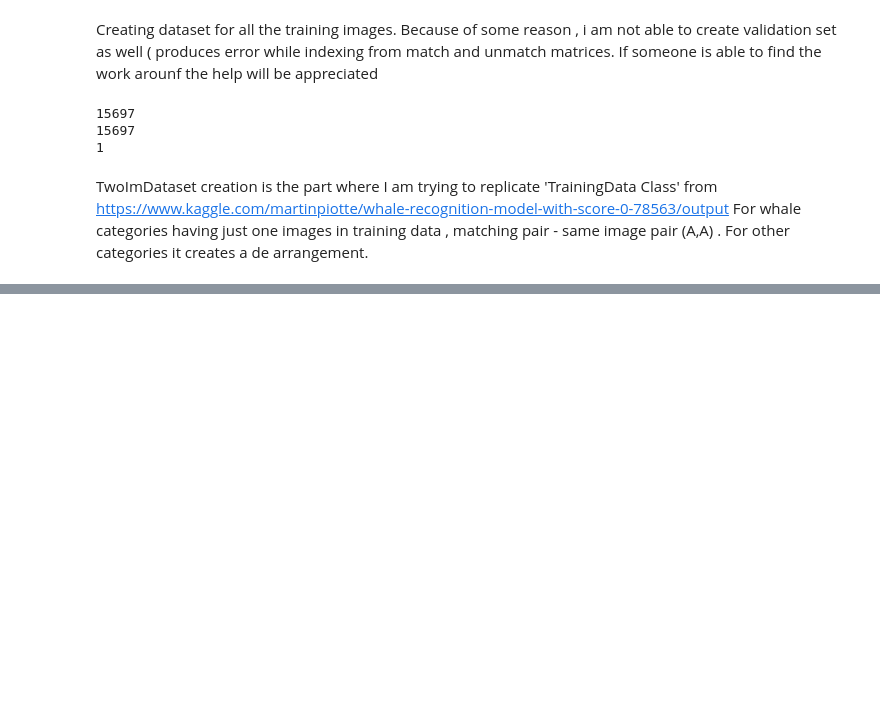
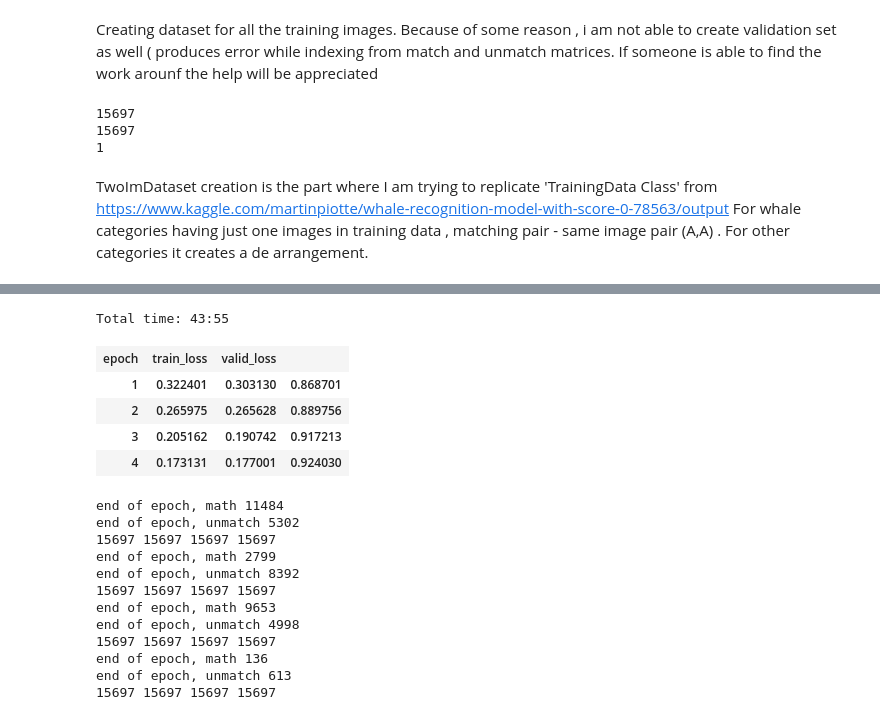
Before and after one commit to benwu232/humpback, a Jupyter notebook: siamese_martin.ipynb, the cells around one changed output, grey strips where cells are left out. Cells and saved outputs as stored; diff of their text form; code cells hidden in the pictures; blank space fills up the shorter version.

```diff
--- a/siamese_martin.ipynb
+++ b/siamese_martin.ipynb
@@ -411,4 +453,21 @@ class SiameseNetwork(nn.Module):
         return x.reshape(*x.shape[:2], -1).max(-1)[0]
     def calculate_distance(self, x1, x2): return (x1 - x2).abs_()
 # %%
-learn = Learner(data_bunch, SiameseNetwork(), loss_func=BCEWithLogitsFlat(), metrics=[lambda preds, targs: accuracy_thresh(preds.squeeze(), targs, sigmoid=False)])
+learn = Learner(data_bunch, SiameseNetwork(),
+                loss_func=BCEWithLogitsFlat(),
+                wd=0.01,
+                metrics=[lambda preds, targs: accuracy_thresh(preds.squeeze(), targs, sigmoid=False)])
+# %%
+def linear_schedule(step, pars):
+    "Linearly output value, end_step must greater than start_step"
+    start_value = pars[0]
+    end_value = pars[1]
+    start_step = pars[2]
+    end_step = pars[3]
+    assert start_step <= end_step
+
+    if step < start_step:
+        return start_value
+    elif step >= end_step:
+        return end_value
+    return start_value - (step - start_step) * (start_value - end_value) / (end_step - start_step)
@@ -415,3 +479,14 @@ learn = Learner(data_bunch, SiameseNetwork(), loss_func=BCEWithLogitsFlat(), met
+# %%
+class DataloaderCallback(fastai.callbacks.tracker.TrackerCallback):
+    def __init__(self, learn, schedule_pars=(1.0, 0.05, 0, 10)):
+        super().__init__(learn)
+        self.schedule = partial(linear_schedule, pars=schedule_pars)
+
+    #def on_batch_end(self, last_loss, epoch, num_batch, **kwargs: Any) -> None:
+    def on_epoch_begin(self, epoch, **kwargs: Any) -> None:
+        epsilon = self.schedule(epoch)
+        self.learn.data.train_ds.set_epsilon(epsilon)
+        self.learn.data.train_ds.on_epoch_end()
 # %%
 learn.split([learn.model.cnn[:6], learn.model.cnn[6:], learn.model.head])
 learn.freeze_to(-1)
@@ -424,5 +499,27 @@ KeyboardInterrupt:
+# %%
+cb_dl = DataloaderCallback(learn, schedule_pars=(1.0, 0.05, 0, 10))
+cbs = [cb_dl]
 # %%
-learn.fit_one_cycle(4 , 1e-4)
+learn.fit_one_cycle(4 , 1e-3, callbacks=cbs)
+# %% [output]
+Total time: 43:55
+| epoch | train_loss | valid_loss |  |
+| 1 | 0.322401 | 0.303130 | 0.868701 |
+| 2 | 0.265975 | 0.265628 | 0.889756 |
+| 3 | 0.205162 | 0.190742 | 0.917213 |
+| 4 | 0.173131 | 0.177001 | 0.924030 |
+end of epoch, math 11484
+end of epoch, unmatch 5302
+15697 15697 15697 15697
+end of epoch, math 2799
+end of epoch, unmatch 8392
+15697 15697 15697 15697
+end of epoch, math 9653
+end of epoch, unmatch 4998
+15697 15697 15697 15697
+end of epoch, math 136
+end of epoch, unmatch 613
+15697 15697 15697 15697
 # %%
 learn.unfreeze()
 # %%
```
Also changed, not shown: parts of 42 cells of this notebook.
